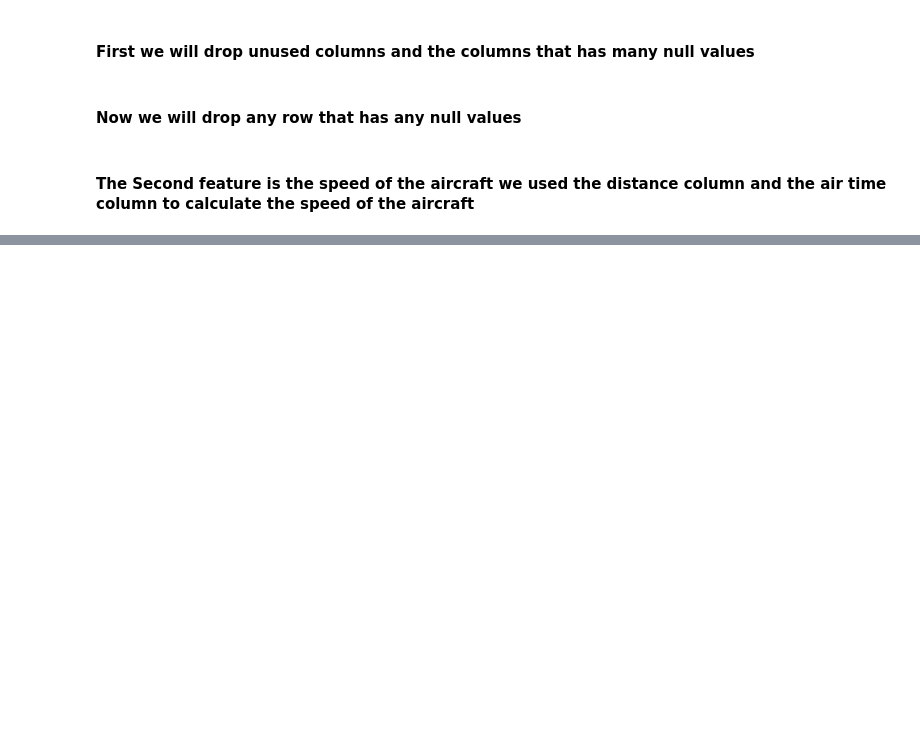
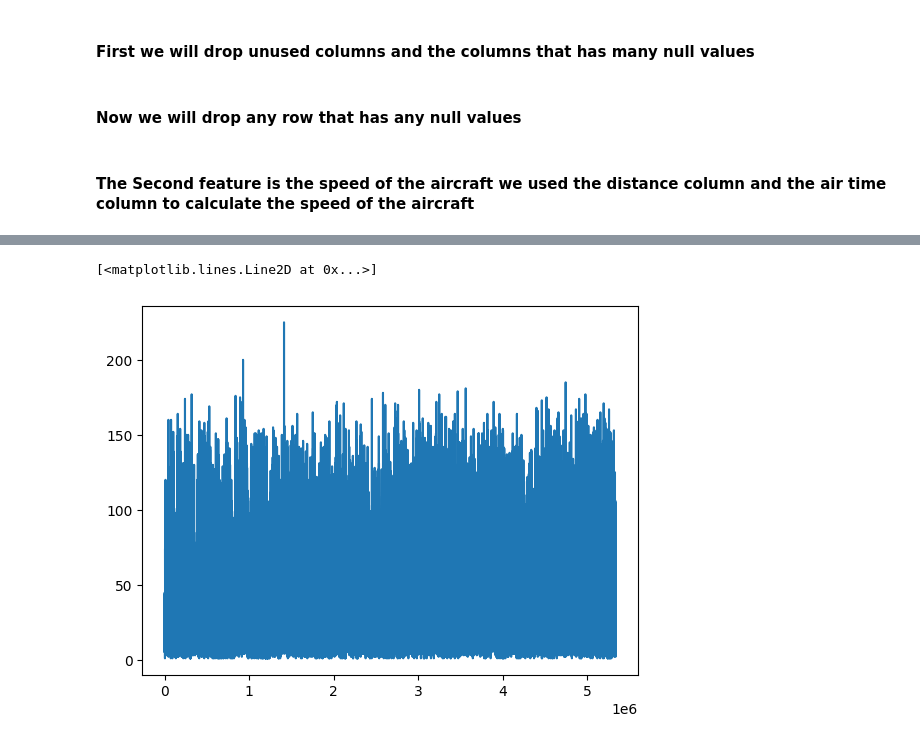
Before and after one commit to 3mkTawfik/DEProject2, a Jupyter notebook: DEProject2.ipynb, the cells around one changed output, grey strips where cells are left out. Saved outputs shown, nothing was run; the diff lists cells and outputs as text; code cells hidden in the pictures; blank space fills up the shorter version.

```diff
--- a/DEProject2.ipynb
+++ b/DEProject2.ipynb
@@ -60,0 +96,5 @@ df.shape
+# %%
+plt.plot(df['TAXI_OUT']) # remove upto 180
+# %% [output]
+[<matplotlib.lines.Line2D at 0x...>]
+[figure, added]
```
Also changed, not shown: parts of 12 cells of this notebook, 2 other files.
